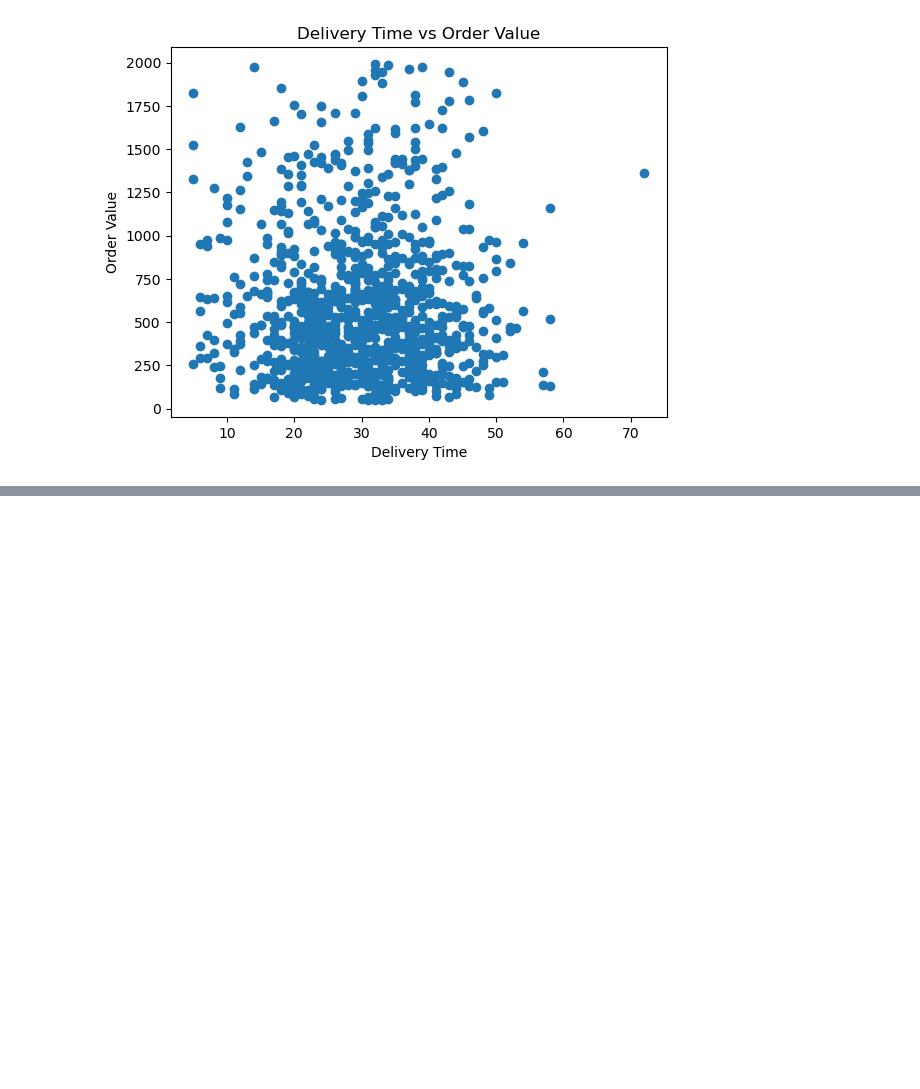
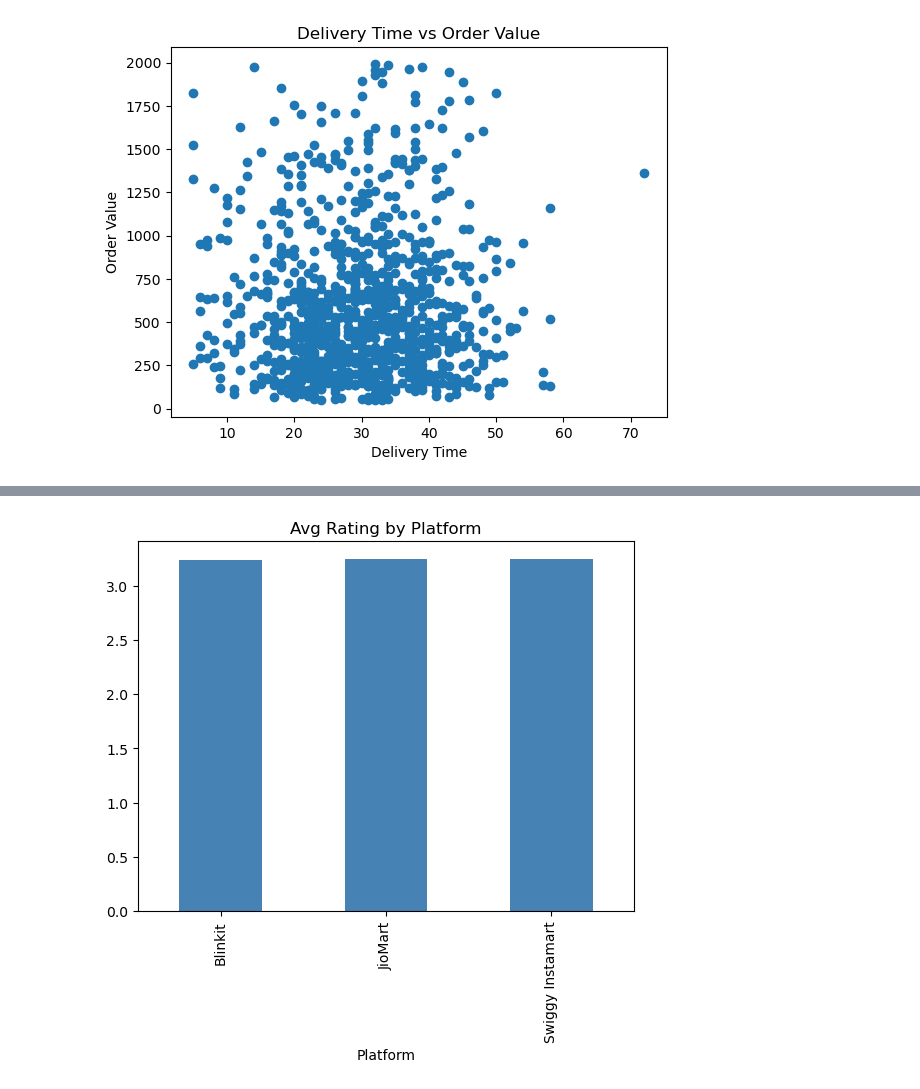
Before and after one commit to skiruthika648/ecommerce-delivery-analytics, a Jupyter notebook: ecommerce.ipynb, the cells around one changed output, grey strips where cells are left out. Saved outputs shown, nothing was run; the diff lists cells and outputs as text; code cells hidden in the pictures; blank space fills up the shorter version.

```diff
--- a/ecommerce.ipynb
+++ b/ecommerce.ipynb
@@ -552,0 +582,7 @@ plt.show()
+# %%
+#Platform wise Rating:
+df.groupby('Platform')['Service Rating'].mean().plot(kind='bar', color='steelblue')
+plt.title('Avg Rating by Platform')
+plt.show()
+# %% [output]
+[figure, added]
```
Also changed, not shown: parts of 3 cells of this notebook.
